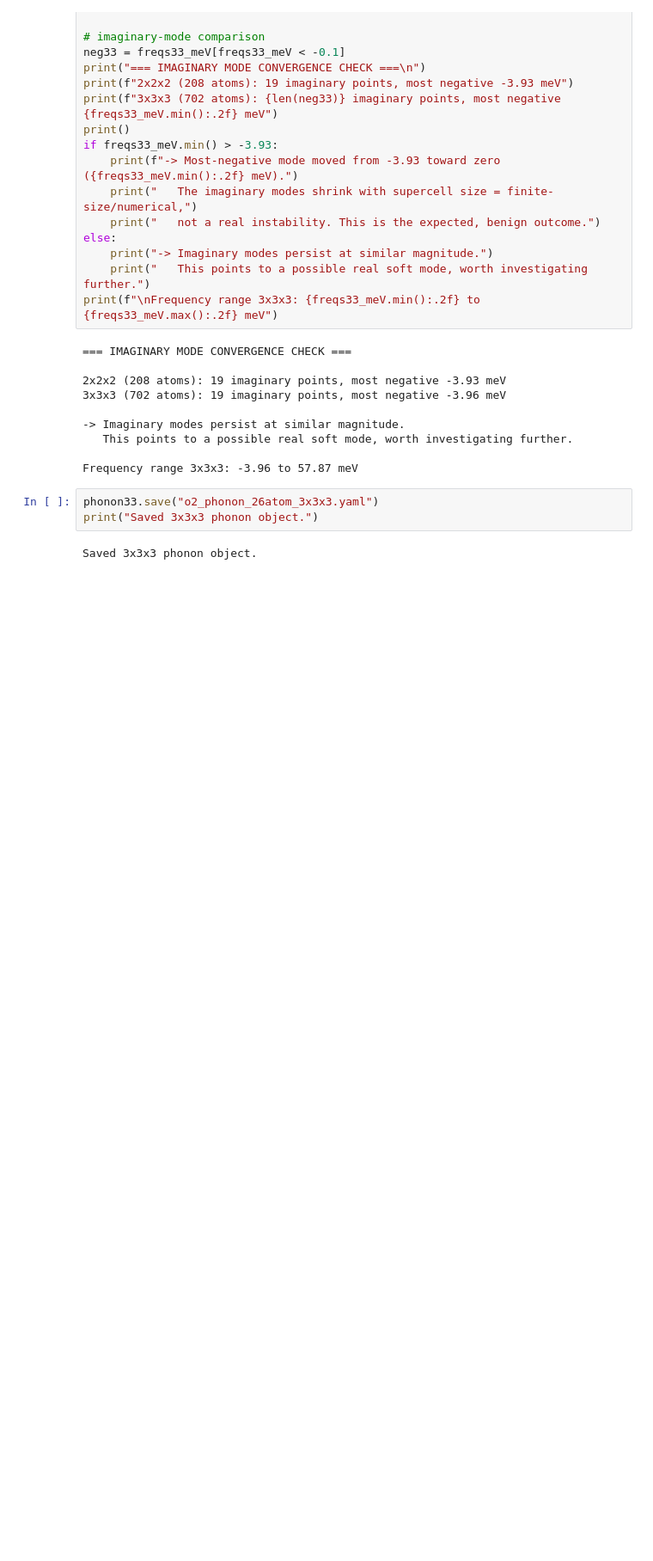
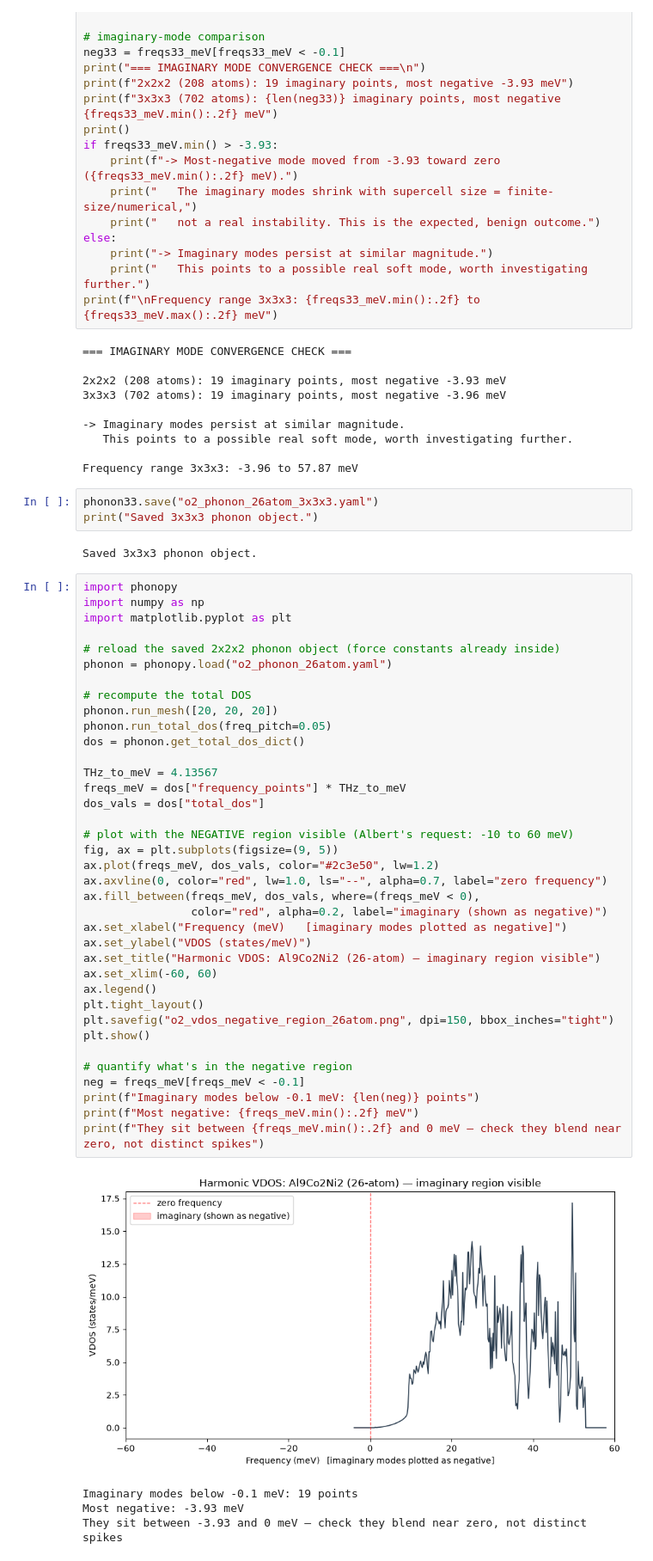
Before and after one commit to contactrameezraja/quasicrystal-mace, a Jupyter notebook: O2_Phonopy.ipynb, the cells around one changed output. Shown at 86% size. Saved outputs shown, nothing was run; the diff lists cells and outputs as text; blank space fills up the shorter version.

```diff
--- a/O2_Phonopy.ipynb
+++ b/O2_Phonopy.ipynb
@@ -318,3 +318,45 @@ phonon33.save("o2_phonon_26atom_3x3x3.yaml")
 print("Saved 3x3x3 phonon object.")
 # %% [output]
 Saved 3x3x3 phonon object.
+# %%
+import phonopy
+import numpy as np
+import matplotlib.pyplot as plt
+
+# reload the saved 2x2x2 phonon object (force constants already inside)
+phonon = phonopy.load("o2_phonon_26atom.yaml")
+
+# recompute the total DOS
+phonon.run_mesh([20, 20, 20])
+phonon.run_total_dos(freq_pitch=0.05)
+dos = phonon.get_total_dos_dict()
+
+THz_to_meV = 4.13567
+freqs_meV = dos["frequency_points"] * THz_to_meV
+dos_vals = dos["total_dos"]
+
+# plot with the NEGATIVE region visible (Albert's request: -10 to 60 meV)
+fig, ax = plt.subplots(figsize=(9, 5))
+ax.plot(freqs_meV, dos_vals, color="#2c3e50", lw=1.2)
+ax.axvline(0, color="red", lw=1.0, ls="--", alpha=0.7, label="zero frequency")
+ax.fill_between(freqs_meV, dos_vals, where=(freqs_meV < 0),
+                color="red", alpha=0.2, label="imaginary (shown as negative)")
+ax.set_xlabel("Frequency (meV)   [imaginary modes plotted as negative]")
+ax.set_ylabel("VDOS (states/meV)")
+ax.set_title("Harmonic VDOS: Al9Co2Ni2 (26-atom) — imaginary region visible")
+ax.set_xlim(-60, 60)
+ax.legend()
+plt.tight_layout()
+plt.savefig("o2_vdos_negative_region_26atom.png", dpi=150, bbox_inches="tight")
+plt.show()
+
+# quantify what's in the negative region
+neg = freqs_meV[freqs_meV < -0.1]
+print(f"Imaginary modes below -0.1 meV: {len(neg)} points")
+print(f"Most negative: {freqs_meV.min():.2f} meV")
+print(f"They sit between {freqs_meV.min():.2f} and 0 meV — check they blend near zero, not distinct spikes")
+# %% [output]
+[figure, added]
+Imaginary modes below -0.1 meV: 19 points
+Most negative: -3.93 meV
+They sit between -3.93 and 0 meV — check they blend near zero, not distinct spikes
```
Also changed, not shown: parts of 7 cells of this notebook, 4 other files.
